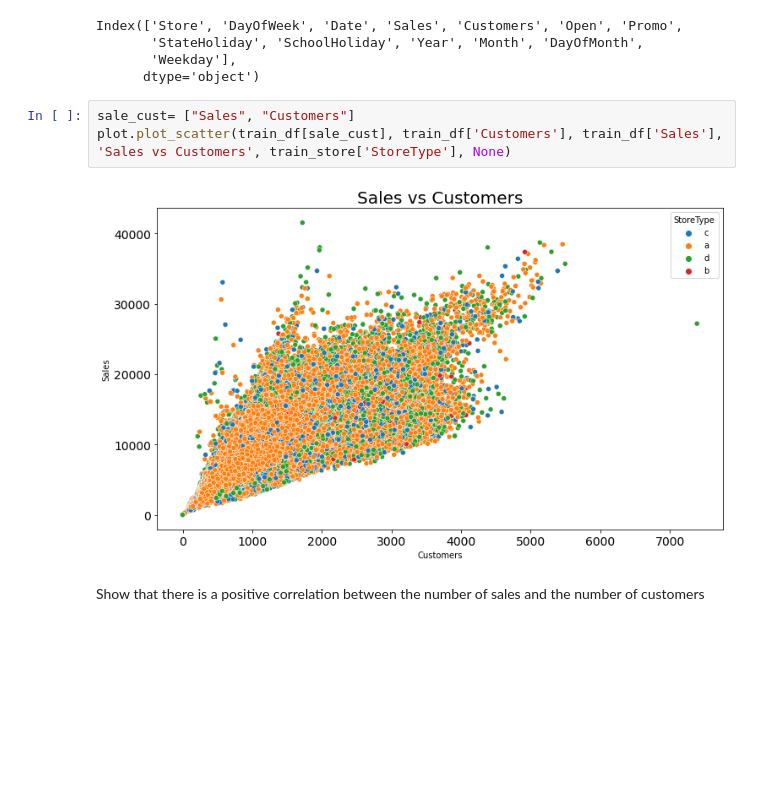
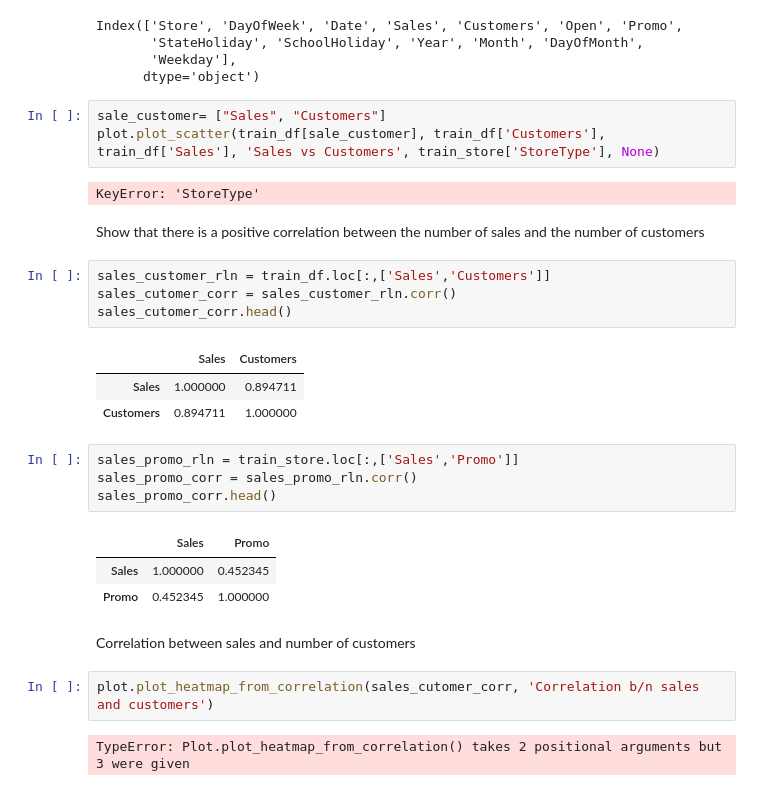
Before and after one commit to nardoshood/Pharmaceutical-Sales-Prediction, a Jupyter notebook: notebooks/data_exploration.ipynb, the cells around one changed output. Drawn from its saved outputs; the diff is of its cells as text; blank space fills up the shorter version.

Commit message:
correlations

```diff
--- a/notebooks/data_exploration.ipynb
+++ b/notebooks/data_exploration.ipynb
@@ -155,9 +155,31 @@ Index(['Store', 'DayOfWeek', 'Date', 'Sales', 'Customers', 'Open', 'Promo',
        'Weekday'],
       dtype='object')
 # %%
-sale_cust= ["Sales", "Customers"]
-plot.plot_scatter(train_df[sale_cust], train_df['Customers'], train_df['Sales'], 'Sales vs Customers', train_store['StoreType'], None)
+sale_customer= ["Sales", "Customers"]
+plot.plot_scatter(train_df[sale_customer], train_df['Customers'], train_df['Sales'], 'Sales vs Customers', train_store['StoreType'], None)
 # %% [output]
-[figure, removed]
+KeyError: 'StoreType'
 # %% [markdown]
 Show that there is a positive correlation between the number of sales and the number of customers
+# %%
+sales_customer_rln = train_df.loc[:,['Sales','Customers']]
+sales_cutomer_corr = sales_customer_rln.corr()
+sales_cutomer_corr.head()
+# %% [output]
+|  | Sales | Customers |
+| Sales | 1.000000 | 0.894711 |
+| Customers | 0.894711 | 1.000000 |
+# %%
+sales_promo_rln = train_store.loc[:,['Sales','Promo']]
+sales_promo_corr = sales_promo_rln.corr()
+sales_promo_corr.head()
+# %% [output]
+|  | Sales | Promo |
+| Sales | 1.000000 | 0.452345 |
+| Promo | 0.452345 | 1.000000 |
+# %% [markdown]
+Correlation between sales and number of customers
+# %%
+plot.plot_heatmap_from_correlation(sales_cutomer_corr, 'Correlation b/n sales and customers')
+# %% [output]
+TypeError: Plot.plot_heatmap_from_correlation() takes 2 positional arguments but 3 were given
```
Also changed, not shown: parts of 8 cells of this notebook.
